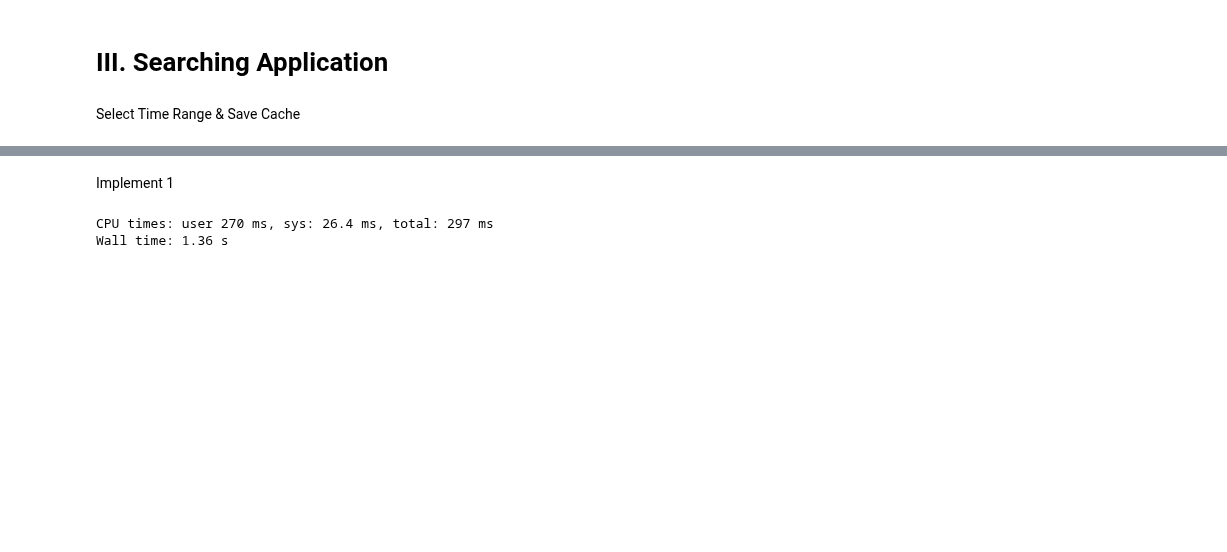
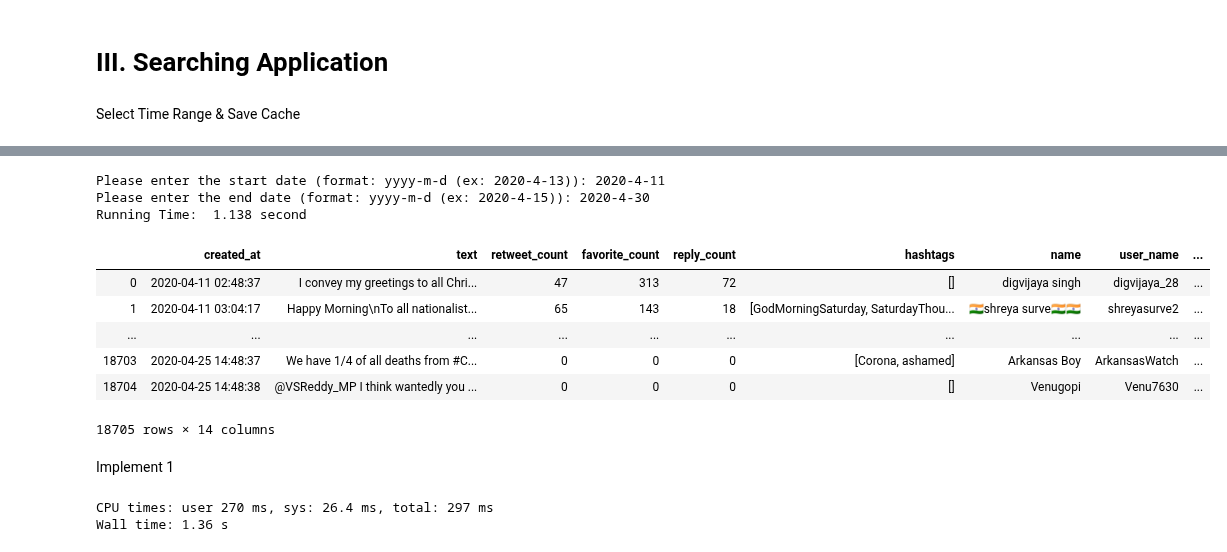
Before and after one commit to Hui-Dora-Wang/Search-Application-on-Twitter, a Jupyter notebook: search_app.ipynb, the cells around one changed output, grey strips where cells are left out. Saved outputs shown, nothing was run; the diff lists cells and outputs as text; code cells hidden in the pictures; blank space fills up the shorter version.

```diff
--- a/search_app.ipynb
+++ b/search_app.ipynb
@@ -464,3 +469,16 @@ Wall time: 6.98 ms
+# %%
+time_search()
+# %% [output]
+Please enter the start date (format: yyyy-m-d (ex: 2020-4-13)): 2020-4-11
+Please enter the end date (format: yyyy-m-d (ex: 2020-4-15)): 2020-4-30
+Running Time:  1.138 second
+|  | created_at | text | retweet_count | favorite_count | reply_count | hashtags | name | user_name | ... |
+| 0 | 2020-04-11 02:48:37 | I convey my greetings to all Chri... | 47 | 313 | 72 | [] | digvijaya singh | digvijaya_28 | ... |
+| 1 | 2020-04-11 03:04:17 | Happy Morning\nTo all nationalist... | 65 | 143 | 18 | [GodMorningSaturday, SaturdayThou... | 🇮🇳shreya surve🇮🇳🇮🇳 | shreyasurve2 | ... |
+| ... | ... | ... | ... | ... | ... | ... | ... | ... | ... |
+| 18703 | 2020-04-25 14:48:37 | We have 1/4 of all deaths from #C... | 0 | 0 | 0 | [Corona, ashamed] | Arkansas Boy | ArkansasWatch | ... |
+| 18704 | 2020-04-25 14:48:38 | @VSReddy_MP I think wantedly you ... | 0 | 0 | 0 | [] | Venugopi | Venu7630 | ... |
+18705 rows × 14 columns
 # %% [markdown]
 Implement 1
 # %%
```
Also changed, not shown: parts of 10 cells of this notebook.
